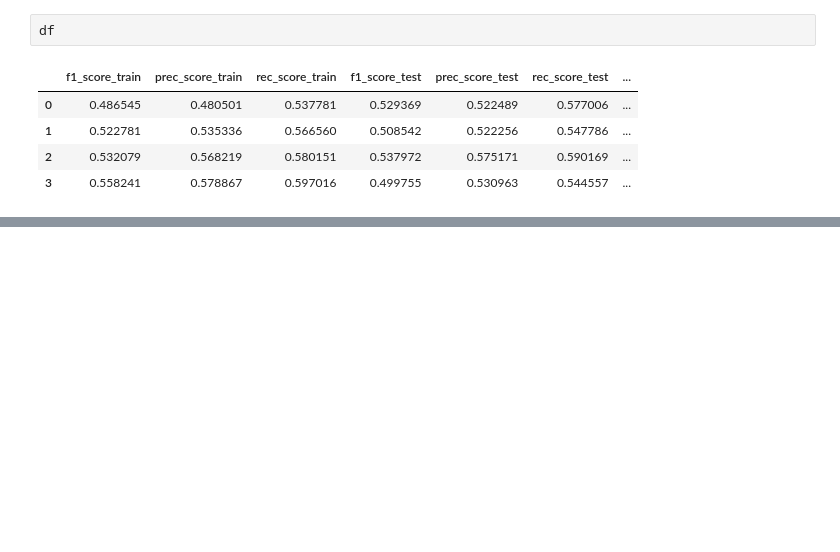
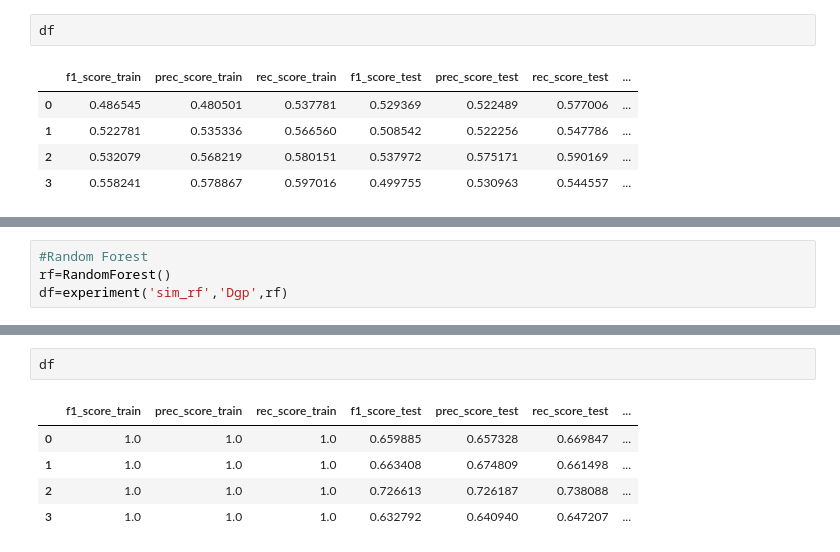
Before and after one commit to prasenjit52282/AQuaMoHo, a Jupyter notebook: train.ipynb, the cells around one changed output, grey strips where cells are left out. Cells and saved outputs as stored; diff of their text form; blank space fills up the shorter version.

```diff
--- a/train.ipynb
+++ b/train.ipynb
@@ -131,0 +132,4 @@ df
+# %%
+#Random Forest
+rf=RandomForest()
+df=experiment('sim_rf','Dgp',rf)
@@ -131,0 +154,8 @@ df
+# %%
+df
+# %% [output]
+|  | f1_score_train | prec_score_train | rec_score_train | f1_score_test | prec_score_test | rec_score_test | ... |
+| 0 | 1.0 | 1.0 | 1.0 | 0.659885 | 0.657328 | 0.669847 | ... |
+| 1 | 1.0 | 1.0 | 1.0 | 0.663408 | 0.674809 | 0.661498 | ... |
+| 2 | 1.0 | 1.0 | 1.0 | 0.726613 | 0.726187 | 0.738088 | ... |
+| 3 | 1.0 | 1.0 | 1.0 | 0.632792 | 0.640940 | 0.647207 | ... |
```
Also changed, not shown: parts of 15 cells of this notebook, 11 other files.
